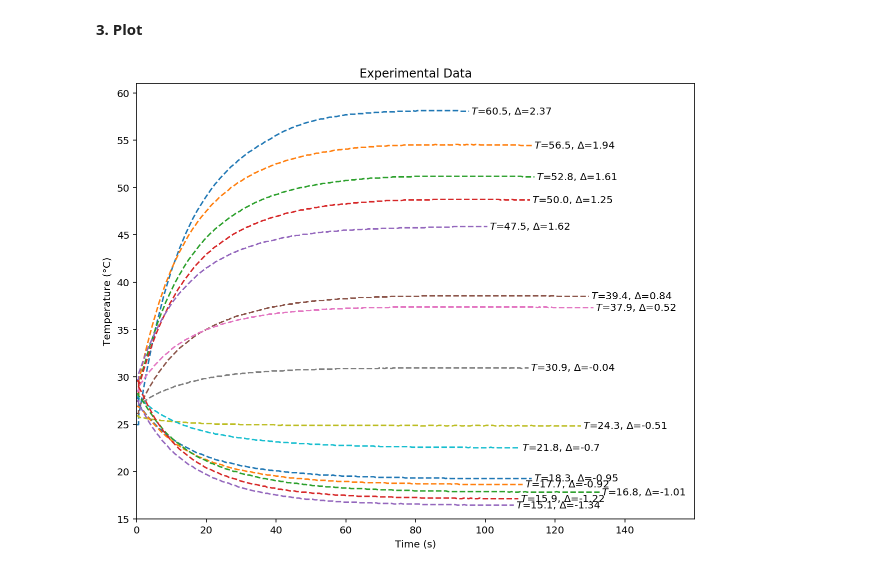
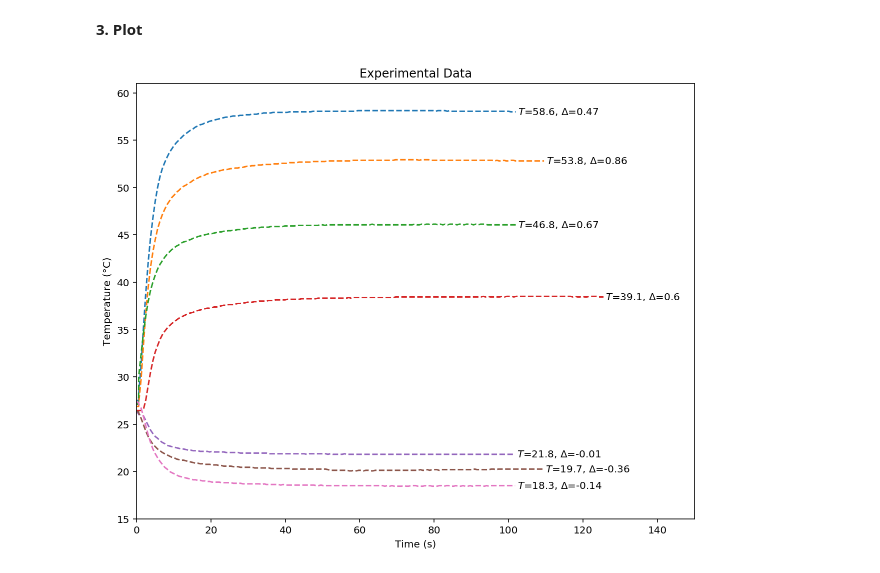
Before and after one commit to tlkh/DigitalWorld, a Jupyter notebook: regression.ipynb, the cells around one changed output. Cells and saved outputs as stored; diff of their text form; code cells hidden in the pictures.

```diff
--- a/regression.ipynb
+++ b/regression.ipynb
@@ -3,7 +3,8 @@
 # %% [markdown]
 **1. Find our experiment records**
 # %%
+!rm data2/.DS_Store
 from os import listdir
 from os.path import isfile, join
-data_raw = [f for f in listdir("data") if isfile(join("data", f))]
+data_raw = [f for f in listdir("data2") if isfile(join("data2", f))]
 print(len(data_raw), "files:", str(data_raw))
@@ -15,7 +19,7 @@ import numpy as np
 data = {}
 for experiment in data_raw:
     t, temp = [], []
-    with open("data/"+experiment) as csvfile:
+    with open("data2/"+experiment) as csvfile:
         readCSV = csv.reader(csvfile, delimiter=',')
         for row in readCSV:
             t.append(int(row[0])/1e3)
@@ -26,31 +30,31 @@ for experiment in data_raw:
 # %%
 import matplotlib.pyplot as plt
 %matplotlib inline
 %config InlineBackend.figure_format = 'retina'
 plt.figure(1, figsize=(10, 8))
 plt.title("Experimental Data")
 plt.xlabel("Time (s)")
 plt.ylabel("Temperature (°C)")
 plt.xticks(np.arange(0, 160, step=20))
-plt.xlim(0,160)
+plt.xlim(0,150)
 plt.ylim(15,61)
 plt.yticks(np.arange(15, 61, step=5))
 
 ordered_experiments = list(data.keys())
 ordered_experiments.sort()
 for experiment in ordered_experiments[::-1]:
     t, temp = data[experiment]
     plt.plot(t, temp, '--', label=r"$T_i$="+experiment)
     if float(experiment) < 28:
         label = round(float(experiment) - temp.min(), 2)
     else:
         label = round(float(experiment) - temp.max(), 2)
     plt.text(t[-1]+0.6,temp[-1]-0.3, r"$T$="+experiment+r", $\Delta$="+str(label))
     #plt.axhline(y=float(experiment), linestyle='--')
 #plt.legend()
 plt.show()
 # %% [output]
-[figure, old version]
+[figure, new version]
 # %%
 from sklearn.linear_model import LinearRegression
 from sklearn.metrics import mean_squared_error, r2_score
```
Also changed, not shown: parts of 3 cells of this notebook, 39 other files.
